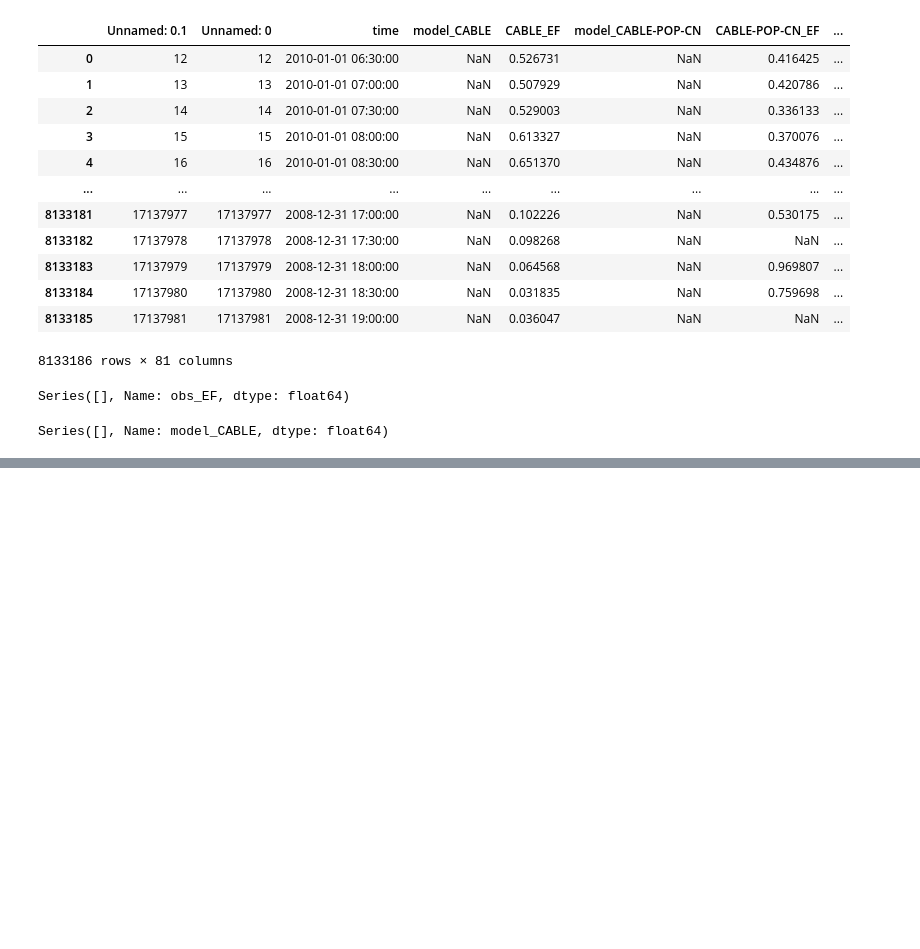
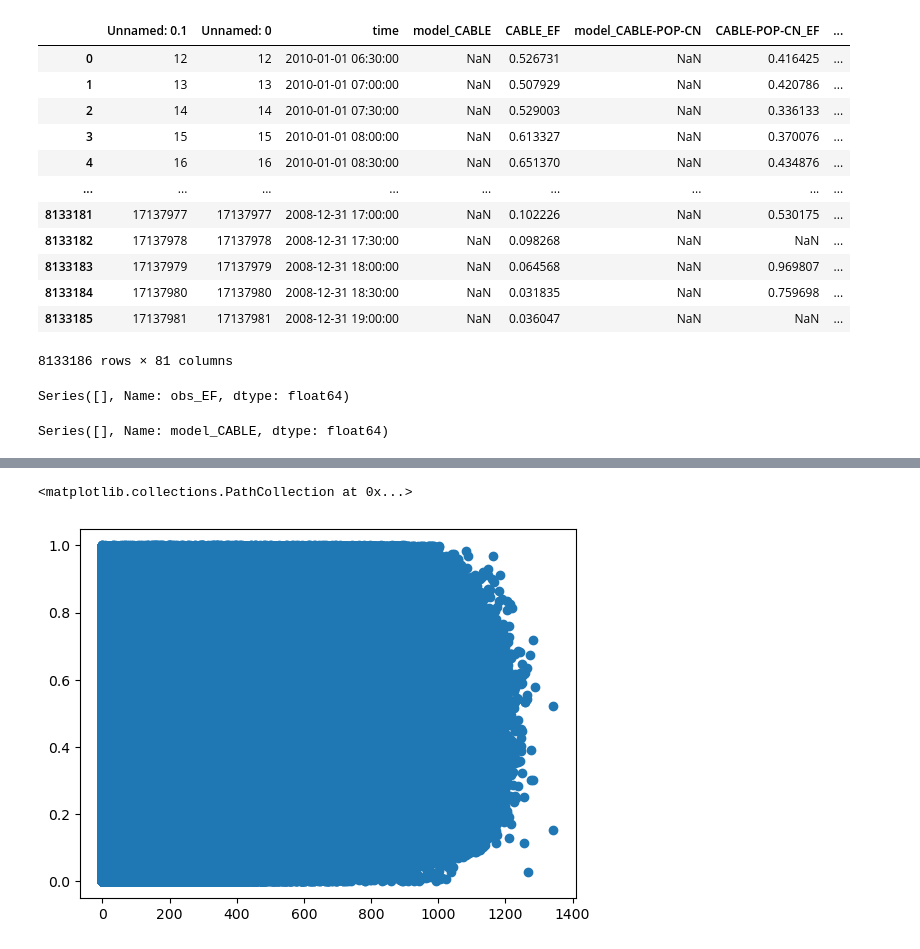
Before and after one commit to bibivking/LSM_VPD_PLUMBER2, a Jupyter notebook: check_all_sites_file.ipynb, the cells around one changed output, grey strips where cells are left out. Saved outputs shown, nothing was run; the diff lists cells and outputs as text; code cells hidden in the pictures; blank space fills up the shorter version.

```diff
--- a/check_all_sites_file.ipynb
+++ b/check_all_sites_file.ipynb
@@ -539,0 +609,5 @@ for i in np.arange(8133186):
+# %%
+plt.scatter(var_new['obs_SWdown'],var_new['obs'])
+# %% [output]
+<matplotlib.collections.PathCollection at 0x...>
+[figure, added]
```
Also changed, not shown: parts of 87 cells of this notebook, 8 other files.
